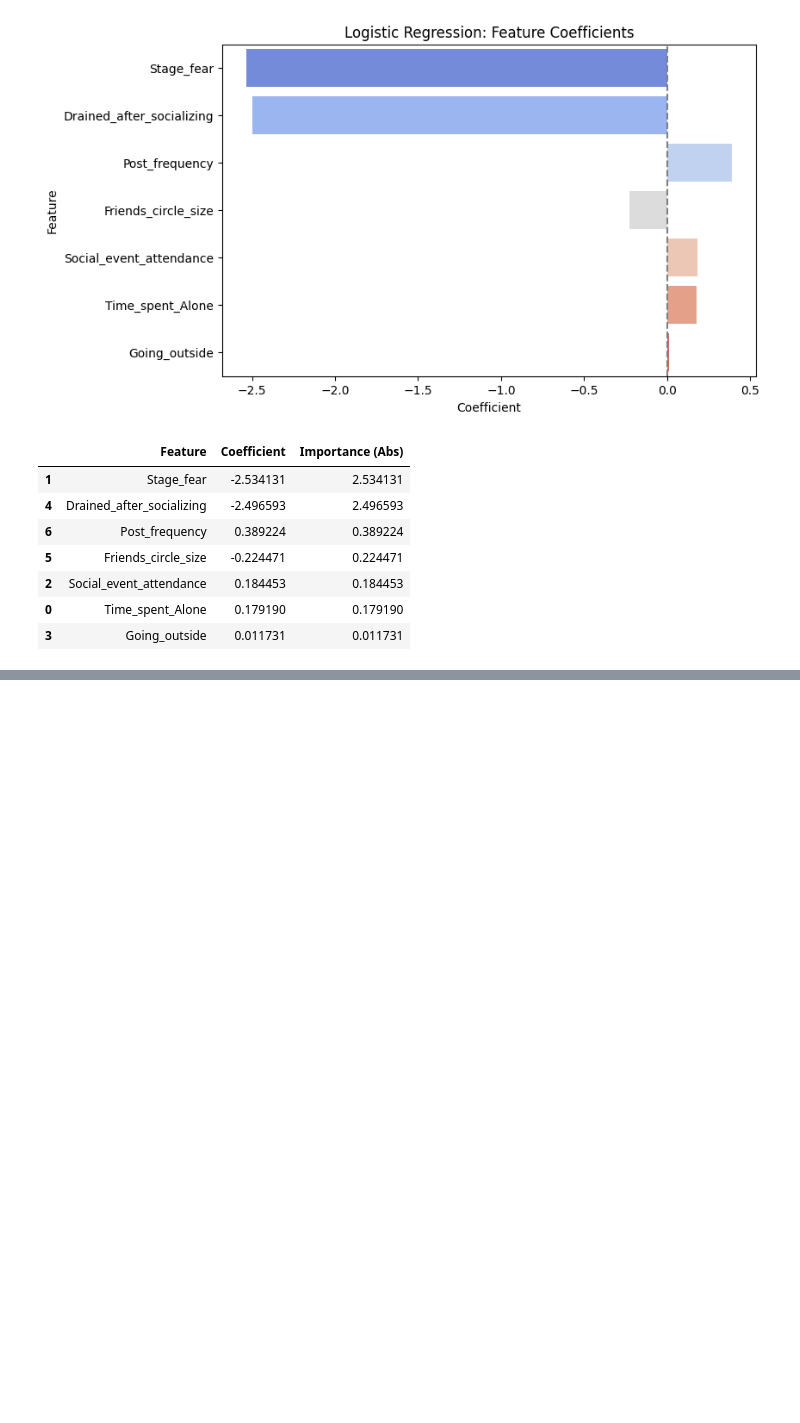
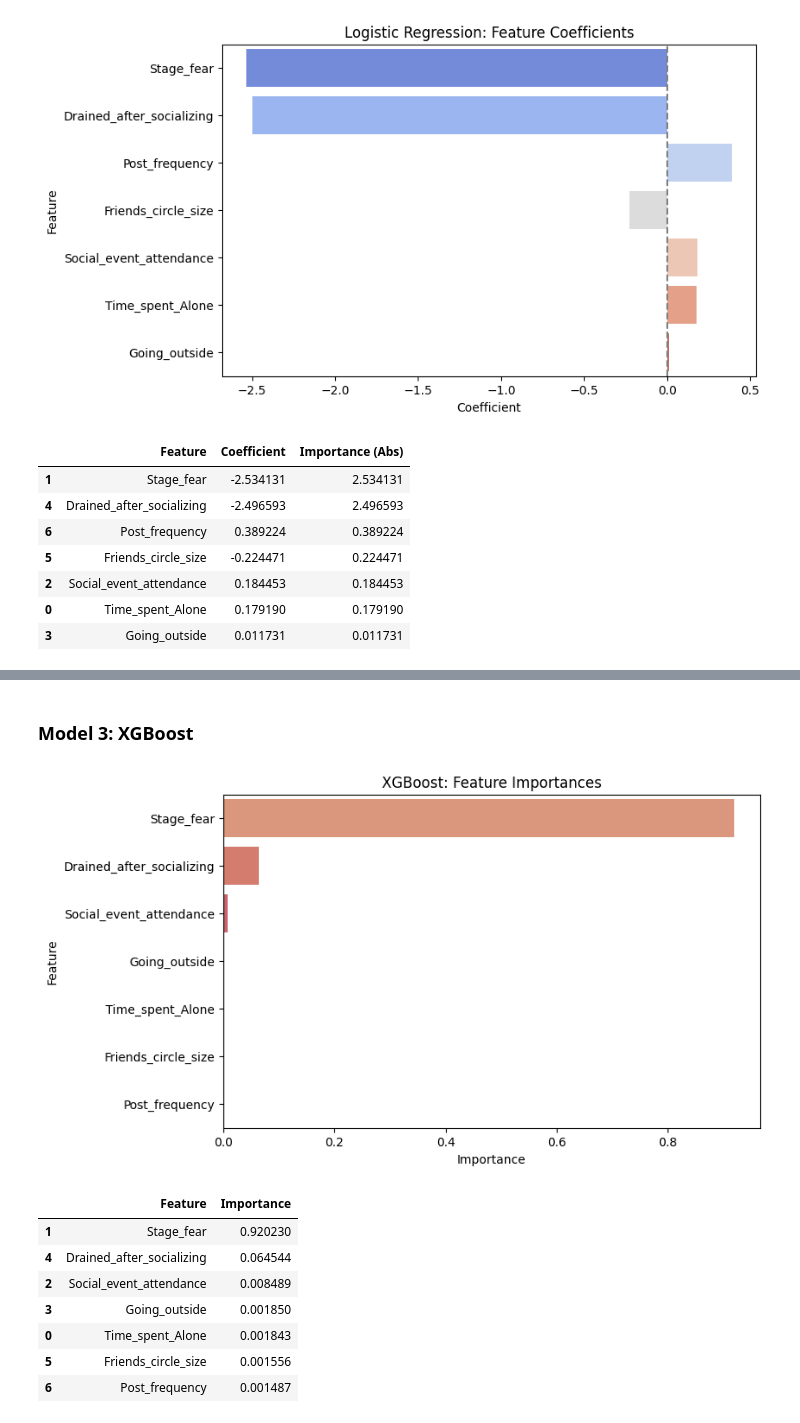
Before and after one commit to zalesol265/behavior-based-personality-prediction, a Jupyter notebook: notebooks/01-exploratory-analysis.ipynb, the cells around one changed output, grey strips where cells are left out. Drawn from its saved outputs; the diff is of its cells as text; code cells hidden in the pictures; blank space fills up the shorter version.

```diff
--- a/notebooks/01-exploratory-analysis.ipynb
+++ b/notebooks/01-exploratory-analysis.ipynb
@@ -328,0 +379,30 @@ importance_df
+# %% [markdown]
+### Model 3: XGBoost
+# %%
+
+xgb_model = xgb.XGBClassifier(eval_metric='logloss')
+xgb_model.fit(X_train, y_train)
+
+# Extract feature importances
+xgb_importances = pd.DataFrame({
+    'Feature': X_train.columns,
+    'Importance': xgb_model.feature_importances_
+}).sort_values(by='Importance', ascending=False)
+
+# Plot
+plt.figure(figsize=(8, 5))
+sns.barplot(data=xgb_importances, x='Importance', y='Feature', palette='flare', hue='Feature')
+plt.title('XGBoost: Feature Importances')
+plt.show()
+
+xgb_importances
+# %% [output]
+[figure, added]
+|  | Feature | Importance |
+| 1 | Stage_fear | 0.920230 |
+| 4 | Drained_after_socializing | 0.064544 |
+| 2 | Social_event_attendance | 0.008489 |
+| 3 | Going_outside | 0.001850 |
+| 0 | Time_spent_Alone | 0.001843 |
+| 5 | Friends_circle_size | 0.001556 |
+| 6 | Post_frequency | 0.001487 |
```
Also changed, not shown: parts of 12 cells of this notebook.
